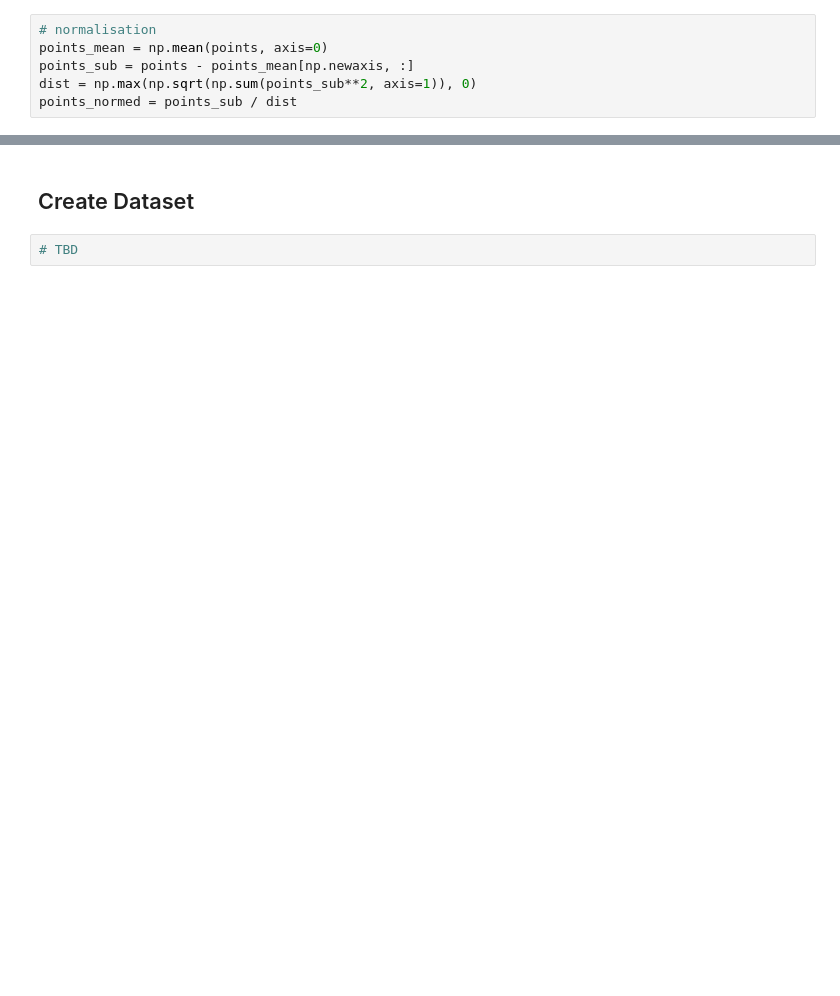
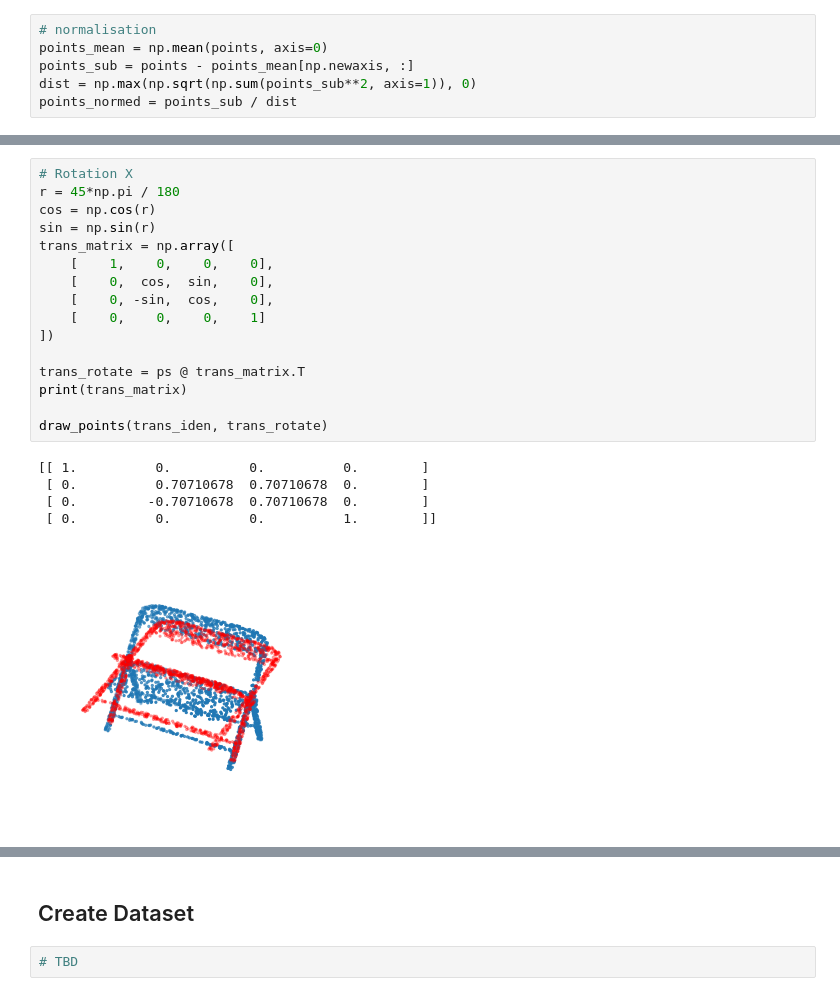
Before and after one commit to simonjisu/parking_violation, a Jupyter notebook: notebooks/PointNet.ipynb, the cells around one changed output, grey strips where cells are left out. Saved outputs shown, nothing was run; the diff lists cells and outputs as text; blank space fills up the shorter version.

```diff
--- a/notebooks/PointNet.ipynb
+++ b/notebooks/PointNet.ipynb
@@ -106,0 +178,22 @@ draw_points(trans_iden, trans_scale)
+# %%
+# Rotation X
+r = 45*np.pi / 180
+cos = np.cos(r)
+sin = np.sin(r)
+trans_matrix = np.array([
+    [    1,    0,    0,    0],
+    [    0,  cos,  sin,    0],
+    [    0, -sin,  cos,    0],
+    [    0,    0,    0,    1]
+])
+
+trans_rotate = ps @ trans_matrix.T
+print(trans_matrix)
+
+draw_points(trans_iden, trans_rotate)
+# %% [output]
+[[ 1.          0.          0.          0.        ]
+ [ 0.          0.70710678  0.70710678  0.        ]
+ [ 0.         -0.70710678  0.70710678  0.        ]
+ [ 0.          0.          0.          1.        ]]
+[figure, added]
```
Also changed, not shown: parts of 28 cells of this notebook.
